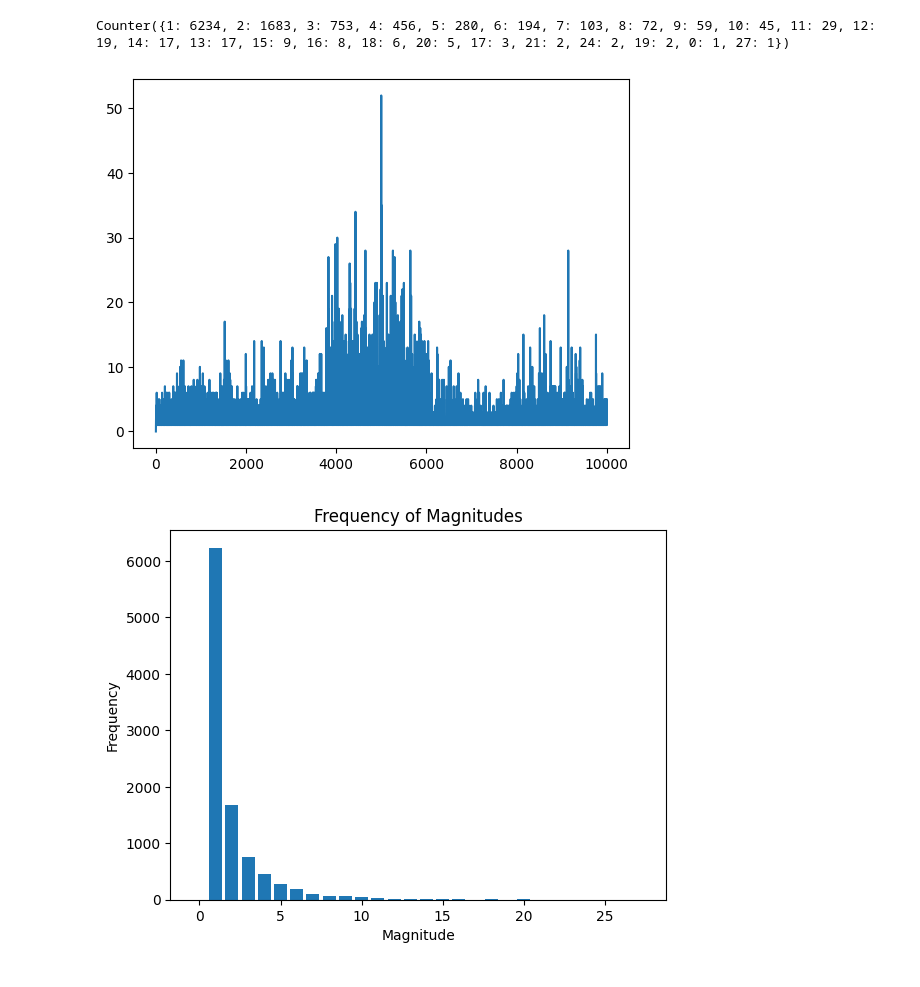
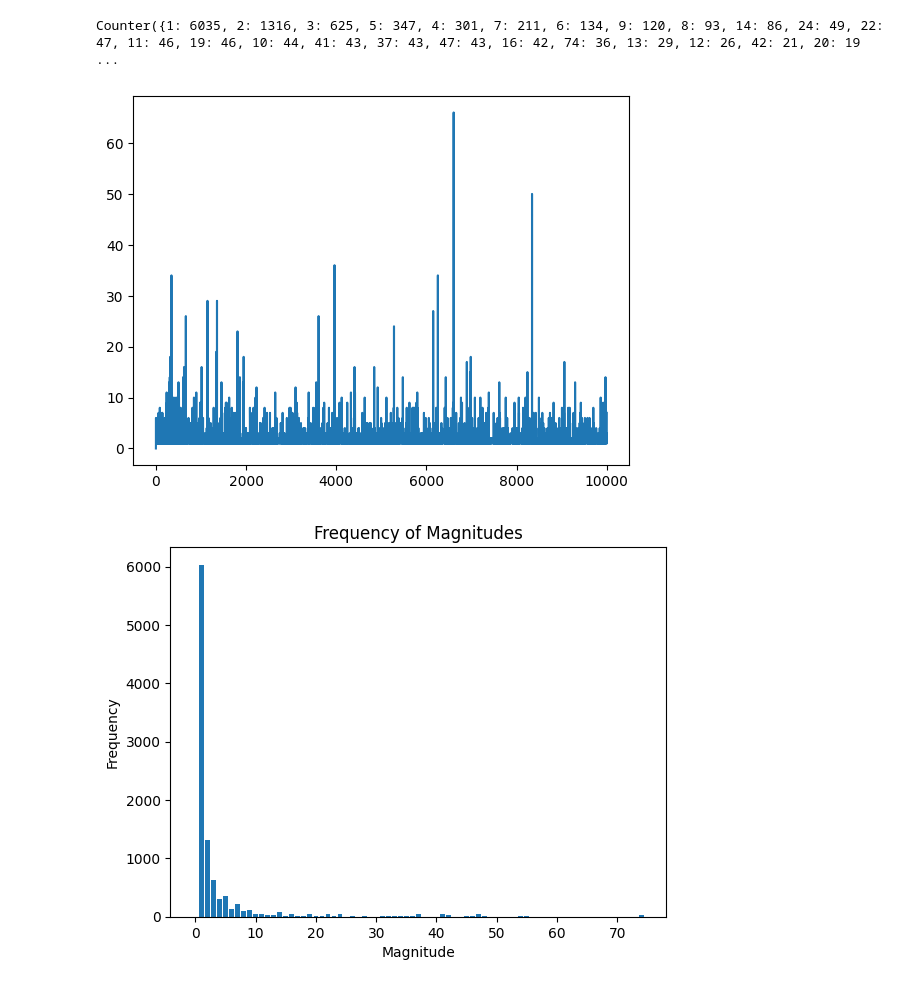
Before and after one commit to vitalismaxim/group_17, a Jupyter notebook: OFC.ipynb, the cells around one changed output. Saved outputs shown, nothing was run; the diff lists cells and outputs as text; code cells hidden in the pictures.

```diff
--- a/OFC.ipynb
+++ b/OFC.ipynb
@@ -91,7 +91,7 @@ def visualize_states(initial_state, final_state, title='Cellular Automata States
     plt.show()
 # %%
 # Parameters
-L = 100  # Size of the lattice
+L = 25  # Size of the lattice
 alpha = 0.5  # Coupling constant
 F_thr = 4.0  # Threshold force
 n_additions = 10000 # Number of additions of force to the system
@@ -120,20 +120,20 @@ from collections import Counter
 occurrences_counter = Counter(active_sites_von)
 print(occurrences_counter)
 # %% [output]
-Counter({1: 6234, 2: 1683, 3: 753, 4: 456, 5: 280, 6: 194, 7: 103, 8: 72, 9: 59, 10: 45, 11: 29, 12: 19, 14: 17, 13: 17, 15: 9, 16: 8, 18: 6, 20: 5, 17: 3, 21: 2, 24: 2, 19: 2, 0: 1, 27: 1})
+Counter({1: 6035, 2: 1316, 3: 625, 5: 347, 4: 301, 7: 211, 6: 134, 9: 120, 8: 93, 14: 86, 24: 49, 22: 47, 11: 46, 19: 46, 10: 44, 41: 43, 37: 43, 47: 43, 16: 42, 74: 36, 13: 29, 12: 26, 42: 21, 20: 19 ...
-[figure, old version]
+[figure, new version]
 # %%
 sorted_data = dict(sorted(occurrences_counter.items()))
-magn = list(sorted_data.keys())
-freqs = list(sorted_data.values())
+magnitudes = list(sorted_data.keys())
+frequencies = list(sorted_data.values())
 
-plt.bar(magn, freqs)
+plt.bar(magnitudes, frequencies)
 plt.xlabel('Magnitude')
 plt.ylabel('Frequency')
 plt.title('Frequency of Magnitudes')
 plt.show()
 # %% [output]
-[figure, old version]
+[figure, new version]
 # %%
 plt.loglog(magnitudes, frequencies)
 plt.xlabel('Magnitude (log scale)')
```
Also changed, not shown: parts of 4 cells of this notebook.
